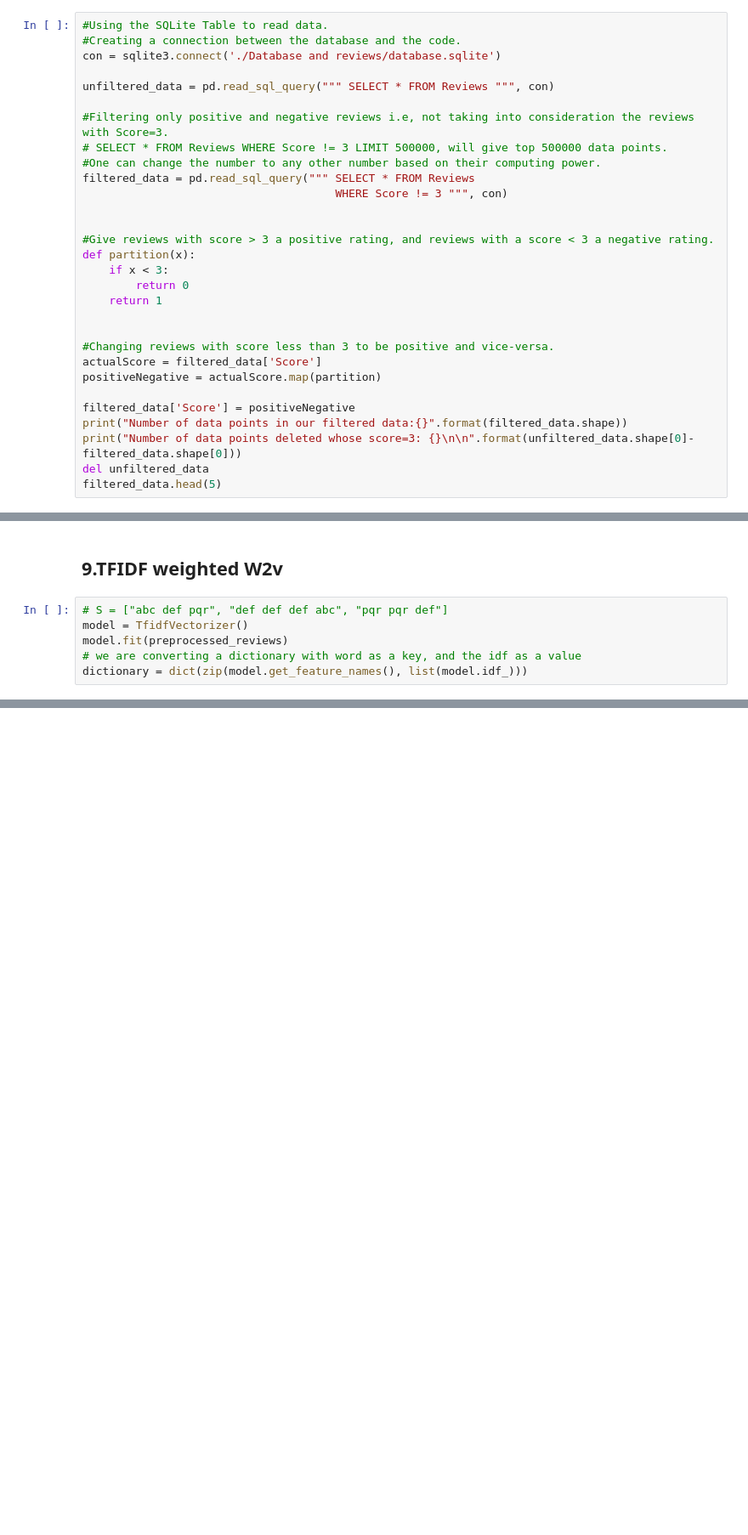
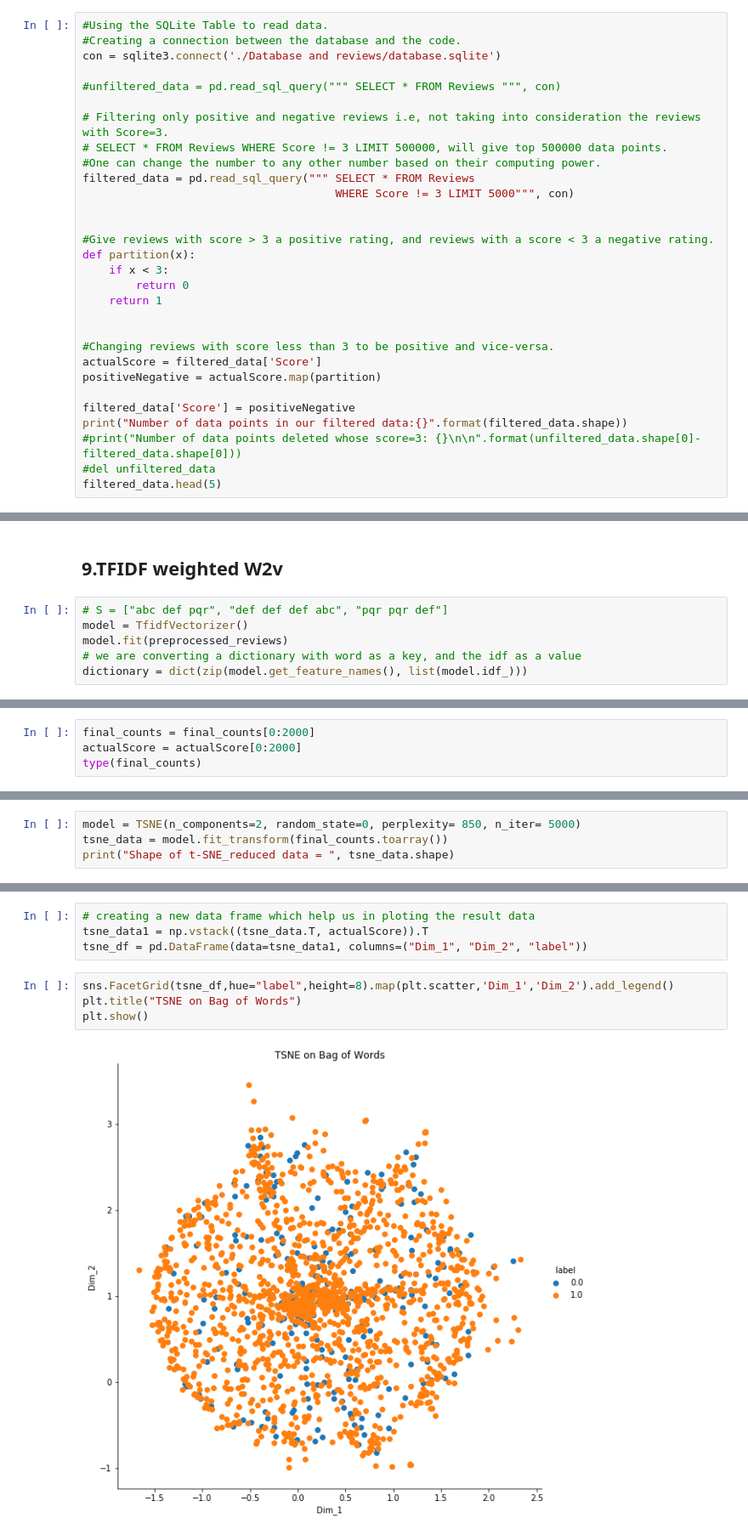
Before and after one commit to deveshSingh06/Food_Reviews_Project, a Jupyter notebook: Amazon Fine Food Reviews Analysis.ipynb, the cells around one changed output, grey strips where cells are left out. Shown at 85% size. Drawn from its saved outputs; the diff is of its cells as text; blank space fills up the shorter version.

```diff
--- a/Amazon Fine Food Reviews Analysis.ipynb
+++ b/Amazon Fine Food Reviews Analysis.ipynb
@@ -96,13 +101,13 @@ import os
 #Creating a connection between the database and the code.
 con = sqlite3.connect('./Database and reviews/database.sqlite')
 
-unfiltered_data = pd.read_sql_query(""" SELECT * FROM Reviews """, con)
+#unfiltered_data = pd.read_sql_query(""" SELECT * FROM Reviews """, con)
 
-#Filtering only positive and negative reviews i.e, not taking into consideration the reviews with Score=3.
+# Filtering only positive and negative reviews i.e, not taking into consideration the reviews with Score=3.
 # SELECT * FROM Reviews WHERE Score != 3 LIMIT 500000, will give top 500000 data points.
 #One can change the number to any other number based on their computing power.
 filtered_data = pd.read_sql_query(""" SELECT * FROM Reviews
-                                      WHERE Score != 3 """, con)
+                                      WHERE Score != 3 LIMIT 5000""", con)
 
 
 #Give reviews with score > 3 a positive rating, and reviews with a score < 3 a negative rating.
@@ -118,7 +123,7 @@ positiveNegative = actualScore.map(partition)
 
 filtered_data['Score'] = positiveNegative
 print("Number of data points in our filtered data:{}".format(filtered_data.shape))
-print("Number of data points deleted whose score=3: {}\n\n".format(unfiltered_data.shape[0]-filtered_data.shape[0]))
-del unfiltered_data
+#print("Number of data points deleted whose score=3: {}\n\n".format(unfiltered_data.shape[0]-filtered_data.shape[0]))
+#del unfiltered_data
 filtered_data.head(5)
 # %% [output]
@@ -531,0 +538,4 @@ for sent in tqdm(list_of_sentance): # for each review/sentence
+# %%
+final_counts = final_counts[0:2000]
+actualScore = actualScore[0:2000]
+type(final_counts)
@@ -531,0 +546,4 @@ for sent in tqdm(list_of_sentance): # for each review/sentence
+# %%
+model = TSNE(n_components=2, random_state=0, perplexity= 850, n_iter= 5000)
+tsne_data = model.fit_transform(final_counts.toarray())
+print("Shape of t-SNE_reduced data = ", tsne_data.shape)
@@ -531,0 +552,10 @@ for sent in tqdm(list_of_sentance): # for each review/sentence
+# %%
+# creating a new data frame which help us in ploting the result data
+tsne_data1 = np.vstack((tsne_data.T, actualScore)).T
+tsne_df = pd.DataFrame(data=tsne_data1, columns=("Dim_1", "Dim_2", "label"))
+# %%
+sns.FacetGrid(tsne_df,hue="label",height=8).map(plt.scatter,'Dim_1','Dim_2').add_legend()
+plt.title("TSNE on Bag of Words")
+plt.show()
+# %% [output]
+[figure, added]
```
Also changed, not shown: parts of 41 cells of this notebook.
